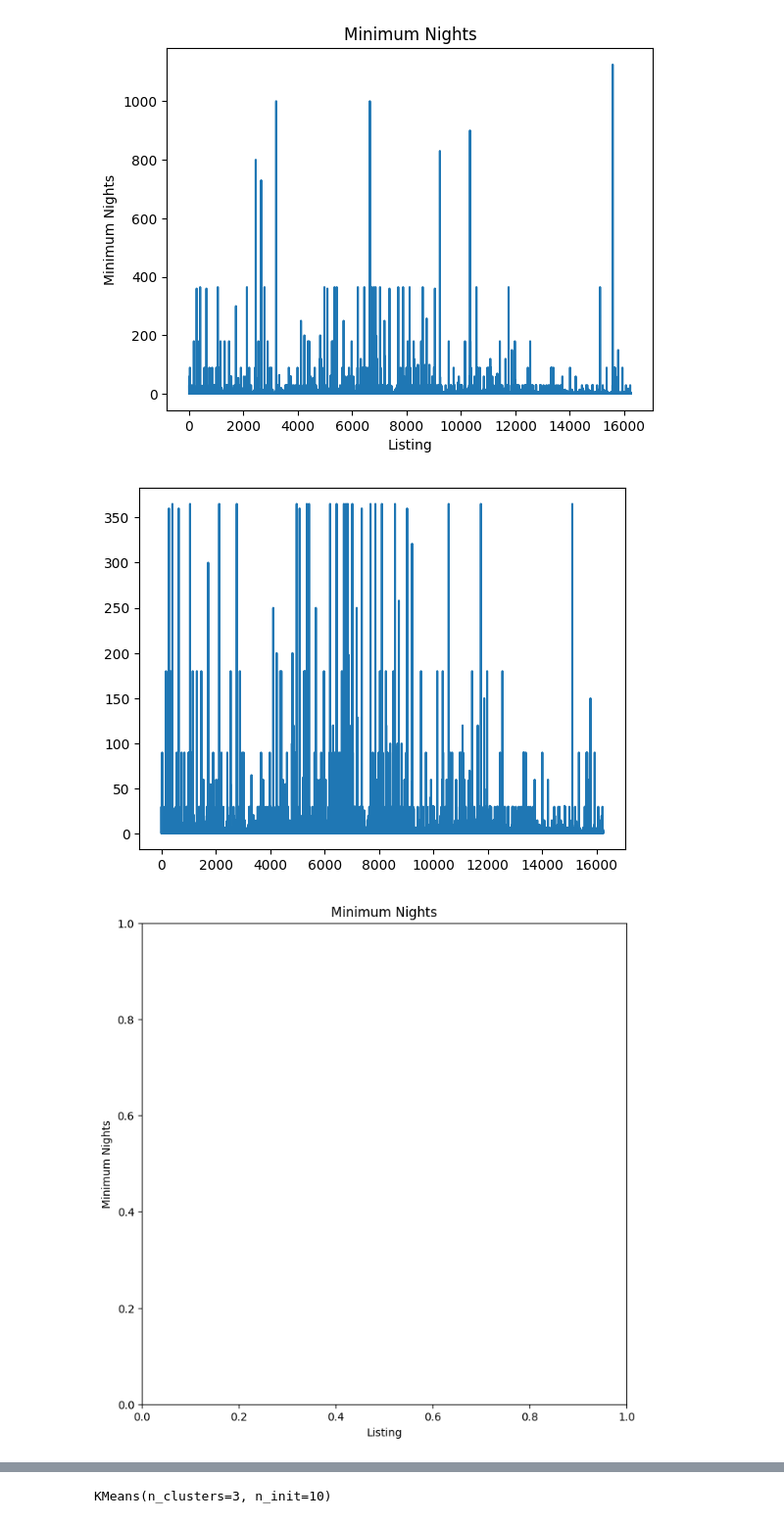
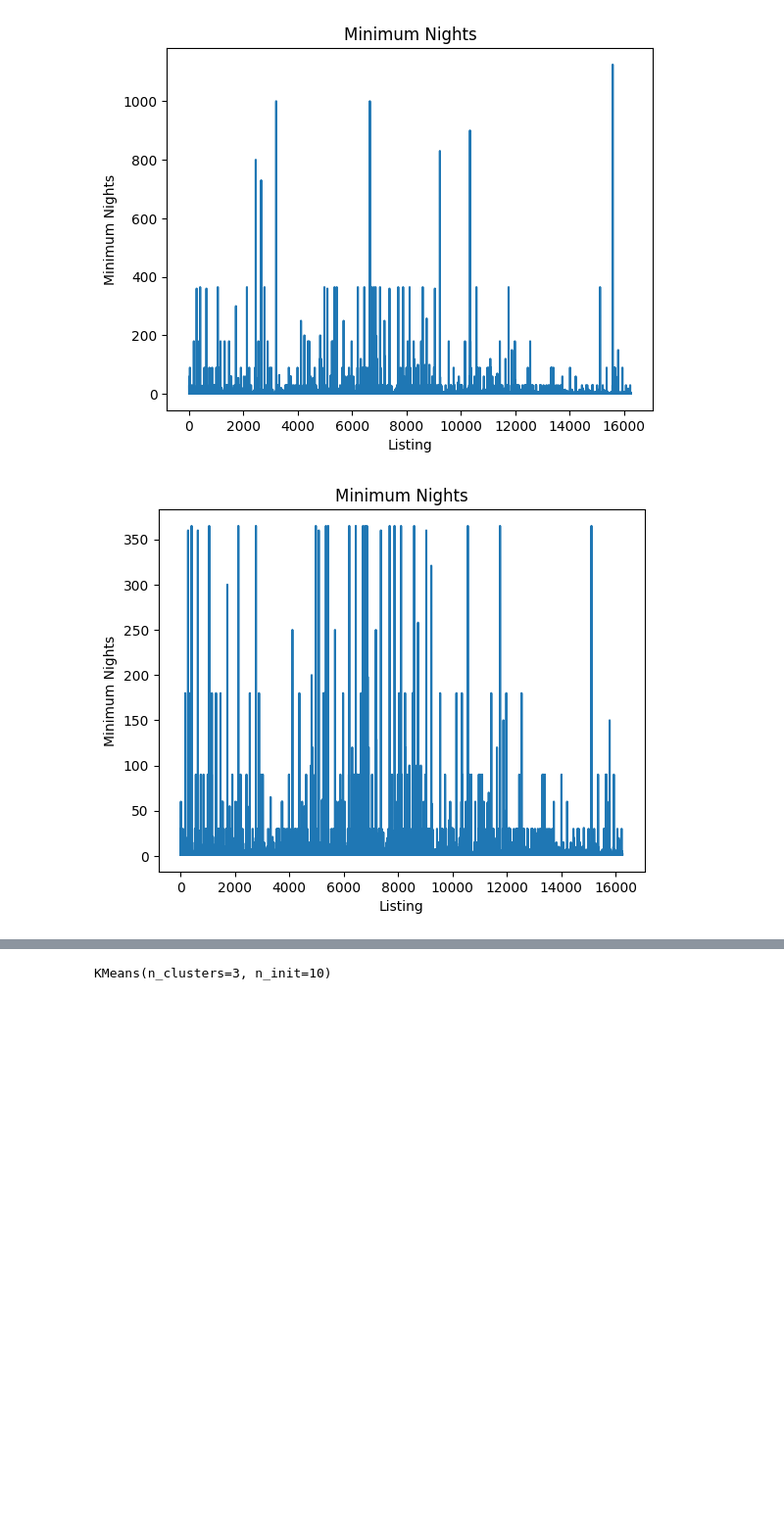
Before and after one commit to farisbegic/airbnb-istanbul-eda, a Jupyter notebook: IstanbulAirBnBEDA.ipynb, the cells around one changed output, grey strips where cells are left out. Shown at 98% size. Drawn from its saved outputs; the diff is of its cells as text; code cells hidden in the pictures; blank space fills up the shorter version.

```diff
--- a/IstanbulAirBnBEDA.ipynb
+++ b/IstanbulAirBnBEDA.ipynb
@@ -317,12 +319,10 @@ plt.show()
 df.drop(df.price[df.minimum_nights>365].index,axis=0,inplace=True)
 # %%
 df['minimum_nights'].plot()
-plt.figure(figsize=(8,8))
 plt.title('Minimum Nights')
 plt.xlabel('Listing')
 plt.ylabel('Minimum Nights')
 plt.show()
 # %% [output]
-[figure, old version]
+[figure, new version]
-[figure, removed]
 # %%
```
Also changed, not shown: parts of 15 cells of this notebook, 2 other files.
